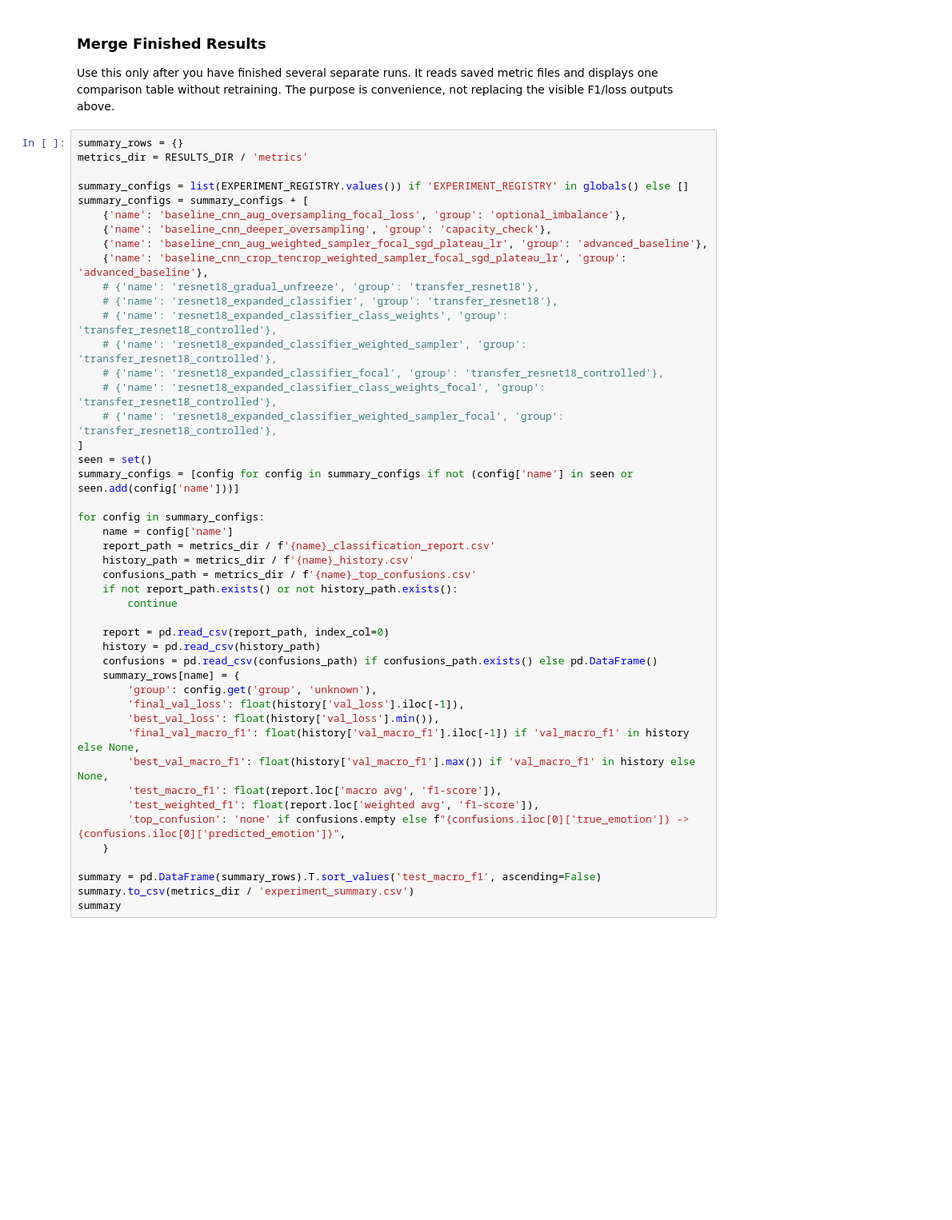
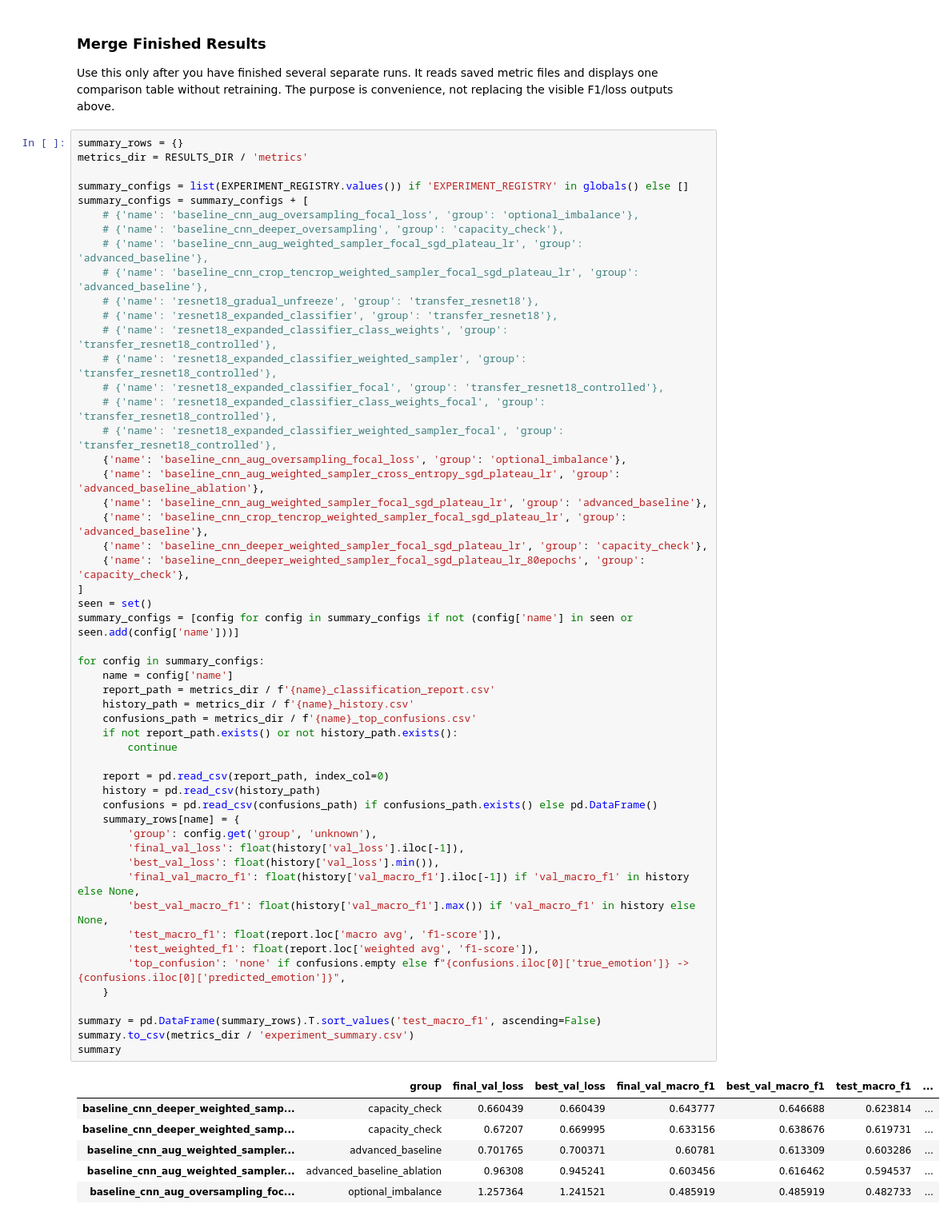
Before and after one commit to zsykk/DL-final-project, a Jupyter notebook: notebooks/02_train_experiments.ipynb, the cells around one changed output. Shown at 80% size. Saved outputs shown, nothing was run; the diff lists cells and outputs as text; blank space fills up the shorter version.

```diff
--- a/notebooks/02_train_experiments.ipynb
+++ b/notebooks/02_train_experiments.ipynb
@@ -877,10 +1018,10 @@ metrics_dir = RESULTS_DIR / 'metrics'
 
 summary_configs = list(EXPERIMENT_REGISTRY.values()) if 'EXPERIMENT_REGISTRY' in globals() else []
 summary_configs = summary_configs + [
-    {'name': 'baseline_cnn_aug_oversampling_focal_loss', 'group': 'optional_imbalance'},
-    {'name': 'baseline_cnn_deeper_oversampling', 'group': 'capacity_check'},
-    {'name': 'baseline_cnn_aug_weighted_sampler_focal_sgd_plateau_lr', 'group': 'advanced_baseline'},
-    {'name': 'baseline_cnn_crop_tencrop_weighted_sampler_focal_sgd_plateau_lr', 'group': 'advanced_baseline'},
+    # {'name': 'baseline_cnn_aug_oversampling_focal_loss', 'group': 'optional_imbalance'},
+    # {'name': 'baseline_cnn_deeper_oversampling', 'group': 'capacity_check'},
+    # {'name': 'baseline_cnn_aug_weighted_sampler_focal_sgd_plateau_lr', 'group': 'advanced_baseline'},
+    # {'name': 'baseline_cnn_crop_tencrop_weighted_sampler_focal_sgd_plateau_lr', 'group': 'advanced_baseline'},
     # {'name': 'resnet18_gradual_unfreeze', 'group': 'transfer_resnet18'},
     # {'name': 'resnet18_expanded_classifier', 'group': 'transfer_resnet18'},
     # {'name': 'resnet18_expanded_classifier_class_weights', 'group': 'transfer_resnet18_controlled'},
@@ -888,35 +1029,48 @@ summary_configs = summary_configs + [
     # {'name': 'resnet18_expanded_classifier_focal', 'group': 'transfer_resnet18_controlled'},
     # {'name': 'resnet18_expanded_classifier_class_weights_focal', 'group': 'transfer_resnet18_controlled'},
     # {'name': 'resnet18_expanded_classifier_weighted_sampler_focal', 'group': 'transfer_resnet18_controlled'},
+    {'name': 'baseline_cnn_aug_oversampling_focal_loss', 'group': 'optional_imbalance'},
+    {'name': 'baseline_cnn_aug_weighted_sampler_cross_entropy_sgd_plateau_lr', 'group': 'advanced_baseline_ablation'},
+    {'name': 'baseline_cnn_aug_weighted_sampler_focal_sgd_plateau_lr', 'group': 'advanced_baseline'},
+    {'name': 'baseline_cnn_crop_tencrop_weighted_sampler_focal_sgd_plateau_lr', 'group': 'advanced_baseline'},
+    {'name': 'baseline_cnn_deeper_weighted_sampler_focal_sgd_plateau_lr', 'group': 'capacity_check'},
+    {'name': 'baseline_cnn_deeper_weighted_sampler_focal_sgd_plateau_lr_80epochs', 'group': 'capacity_check'},
 ]
 seen = set()
 summary_configs = [config for config in summary_configs if not (config['name'] in seen or seen.add(config['name']))]
 
 for config in summary_configs:
     name = config['name']
     report_path = metrics_dir / f'{name}_classification_report.csv'
     history_path = metrics_dir / f'{name}_history.csv'
     confusions_path = metrics_dir / f'{name}_top_confusions.csv'
     if not report_path.exists() or not history_path.exists():
         continue
 
     report = pd.read_csv(report_path, index_col=0)
     history = pd.read_csv(history_path)
     confusions = pd.read_csv(confusions_path) if confusions_path.exists() else pd.DataFrame()
     summary_rows[name] = {
         'group': config.get('group', 'unknown'),
         'final_val_loss': float(history['val_loss'].iloc[-1]),
         'best_val_loss': float(history['val_loss'].min()),
         'final_val_macro_f1': float(history['val_macro_f1'].iloc[-1]) if 'val_macro_f1' in history else None,
         'best_val_macro_f1': float(history['val_macro_f1'].max()) if 'val_macro_f1' in history else None,
         'test_macro_f1': float(report.loc['macro avg', 'f1-score']),
         'test_weighted_f1': float(report.loc['weighted avg', 'f1-score']),
         'top_confusion': 'none' if confusions.empty else f"{confusions.iloc[0]['true_emotion']} -> {confusions.iloc[0]['predicted_emotion']}",
     }
 
 summary = pd.DataFrame(summary_rows).T.sort_values('test_macro_f1', ascending=False)
 summary.to_csv(metrics_dir / 'experiment_summary.csv')
 summary
+# %% [output]
+|  | group | final_val_loss | best_val_loss | final_val_macro_f1 | best_val_macro_f1 | test_macro_f1 | ... |
+| baseline_cnn_deeper_weighted_samp... | capacity_check | 0.660439 | 0.660439 | 0.643777 | 0.646688 | 0.623814 | ... |
+| baseline_cnn_deeper_weighted_samp... | capacity_check | 0.67207 | 0.669995 | 0.633156 | 0.638676 | 0.619731 | ... |
+| baseline_cnn_aug_weighted_sampler... | advanced_baseline | 0.701765 | 0.700371 | 0.60781 | 0.613309 | 0.603286 | ... |
+| baseline_cnn_aug_weighted_sampler... | advanced_baseline_ablation | 0.96308 | 0.945241 | 0.603456 | 0.616462 | 0.594537 | ... |
+| baseline_cnn_aug_oversampling_foc... | optional_imbalance | 1.257364 | 1.241521 | 0.485919 | 0.485919 | 0.482733 | ... |
 # %% [markdown]
 ## 6. Report Checklist
 
```
Also changed, not shown: parts of 5 cells of this notebook.
